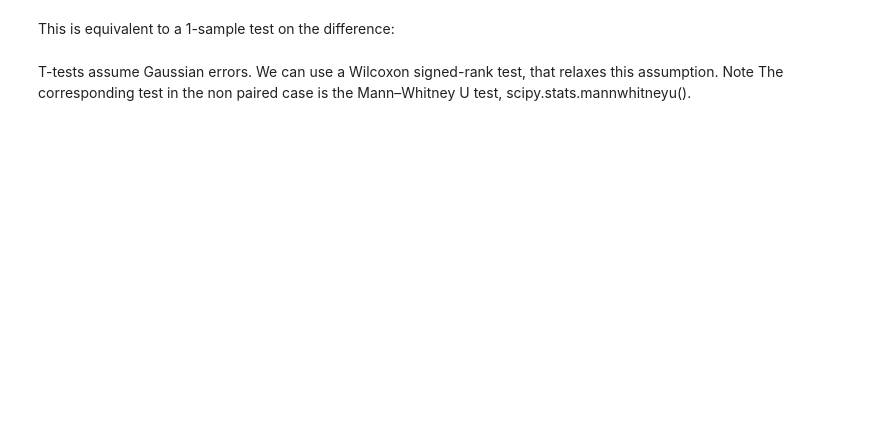
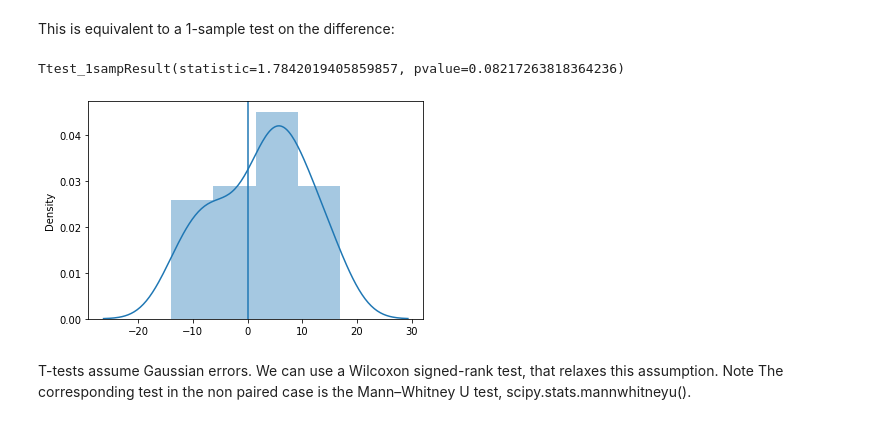
Before and after one commit to MMRES-PyBootcamp/MMRES-python-bootcamp2021, a Jupyter notebook: 07_scipy_stats.ipynb, the cells around one changed output. Saved outputs shown, nothing was run; the diff lists cells and outputs as text; code cells hidden in the pictures; blank space fills up the shorter version.

```diff
--- a/07_scipy_stats.ipynb
+++ b/07_scipy_stats.ipynb
@@ -153,7 +291,12 @@ stats.ttest_rel(data['FSIQ'], data['PIQ'])
 # %% [markdown]
 This is equivalent to a 1-sample test on the difference:
 # %%
+sns.distplot(data['FSIQ'] - data['PIQ'])
+plt.axvline(0)
 stats.ttest_1samp(data['FSIQ'] - data['PIQ'], 0)
+# %% [output]
+Ttest_1sampResult(statistic=1.7842019405859857, pvalue=0.08217263818364236)
+[figure, added]
 # %% [markdown]
 T-tests assume Gaussian errors. We can use a Wilcoxon signed-rank test, that relaxes this assumption. Note The corresponding test in the non paired case is the Mann–Whitney U test, scipy.stats.mannwhitneyu().
 # %%
```
Also changed, not shown: parts of 33 cells of this notebook.
